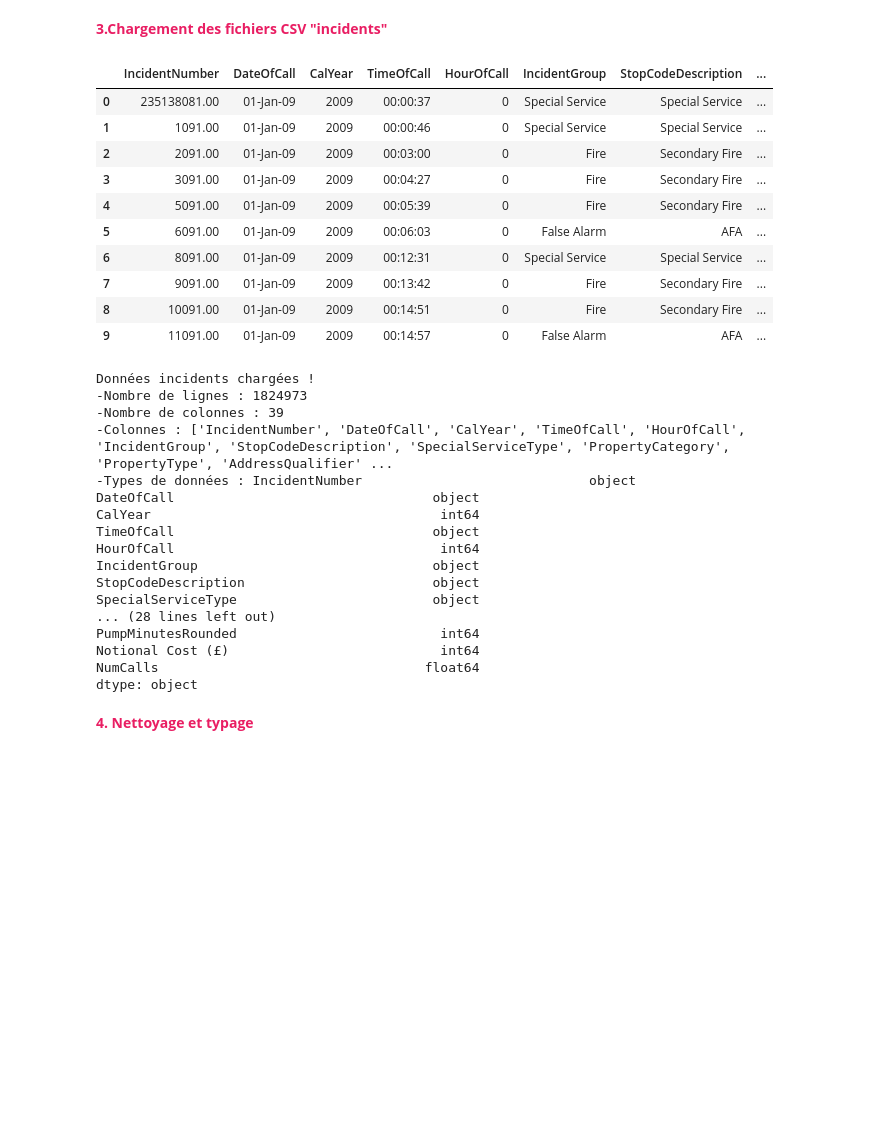
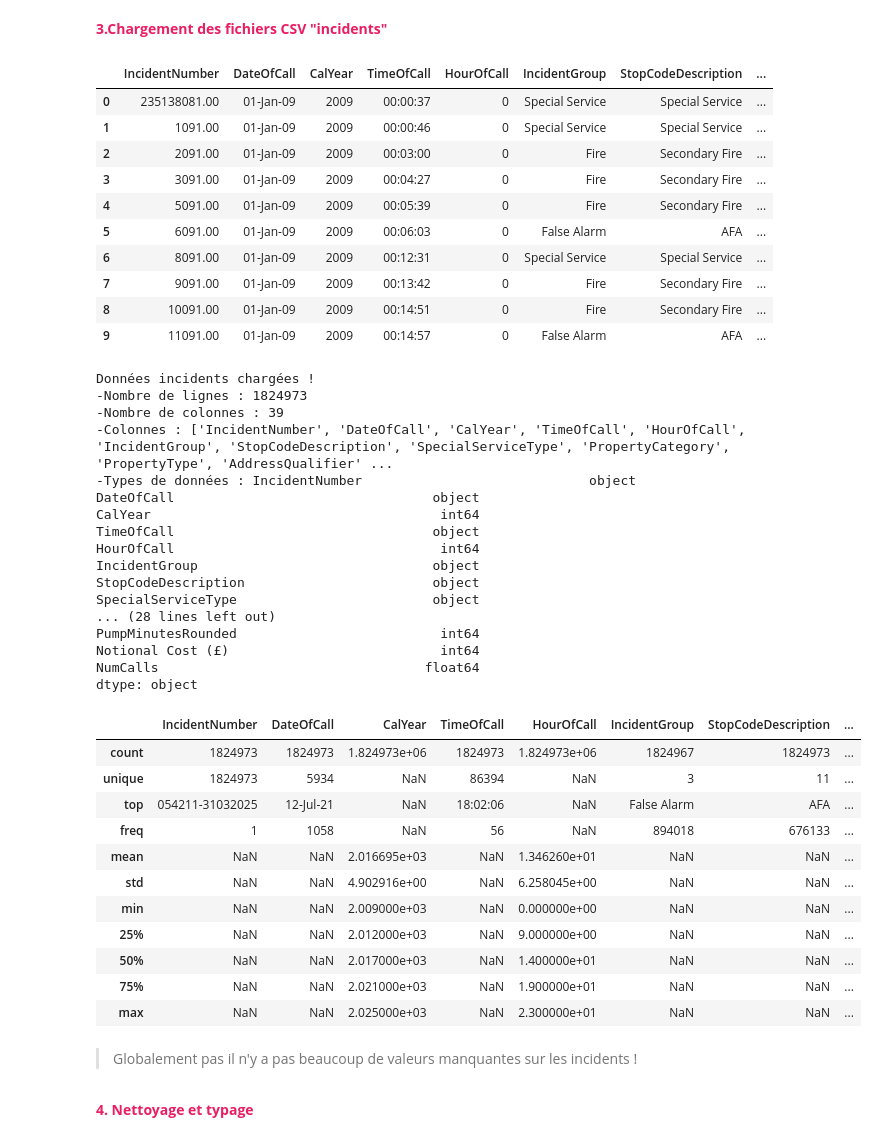
Before and after one commit to Massilia23/london-fire-response, a Jupyter notebook: notebooks/Ingestion/chargement_incidents.ipynb, the cells around one changed output. Saved outputs shown, nothing was run; the diff lists cells and outputs as text; code cells hidden in the pictures; blank space fills up the shorter version.

```diff
--- a/notebooks/Ingestion/chargement_incidents.ipynb
+++ b/notebooks/Ingestion/chargement_incidents.ipynb
@@ -54,51 +54,68 @@ Fichiers dans c:\Users\9609241C\london-fire-response\data\raw\incidents :
 # %%
 incident_files = glob.glob(os.path.join(incidents_path, "*.csv"))
 
-# On charge tous les fichiers et on les regroupe
+# On charge tous les fichiers et on les regroupe:
 df_all_incidents = pd.concat([pd.read_csv(f, dtype={'IncidentNumber': str}) for f in incident_files], ignore_index=True)
 
-# Définition initiale des types pour une lecture robuste
+# Définition initiale des types pour une lecture robuste:
 from IPython.display import display
-# Affichage interactif du DataFrame
+# Affichage interactif du DataFrame:
 display(df_all_incidents.head(10))
 
-# Aperçu rapide des données
+# Aperçu rapide des données:
 print("Données incidents chargées !")
 print("-Nombre de lignes :", len(df_all_incidents))
 print("-Nombre de colonnes :", len(df_all_incidents.columns))
 print("-Colonnes :", df_all_incidents.columns.tolist())
 print("-Types de données :", df_all_incidents.dtypes)
-# Affichage avec mise en forme
+print("les statistiques sont:")
+display(df_all_incidents.describe())
+
+# Affichage avec mise en forme:
 #df_all_incidents.head(20).style.set_table_attributes("style='display:inline'").set_caption("Aperçu des incidents")
 # %% [output]
 |  | IncidentNumber | DateOfCall | CalYear | TimeOfCall | HourOfCall | IncidentGroup | StopCodeDescription | ... |
 | 0 | 235138081.00 | 01-Jan-09 | 2009 | 00:00:37 | 0 | Special Service | Special Service | ... |
 | 1 | 1091.00 | 01-Jan-09 | 2009 | 00:00:46 | 0 | Special Service | Special Service | ... |
 | 2 | 2091.00 | 01-Jan-09 | 2009 | 00:03:00 | 0 | Fire | Secondary Fire | ... |
 | 3 | 3091.00 | 01-Jan-09 | 2009 | 00:04:27 | 0 | Fire | Secondary Fire | ... |
 | 4 | 5091.00 | 01-Jan-09 | 2009 | 00:05:39 | 0 | Fire | Secondary Fire | ... |
 | 5 | 6091.00 | 01-Jan-09 | 2009 | 00:06:03 | 0 | False Alarm | AFA | ... |
 | 6 | 8091.00 | 01-Jan-09 | 2009 | 00:12:31 | 0 | Special Service | Special Service | ... |
 | 7 | 9091.00 | 01-Jan-09 | 2009 | 00:13:42 | 0 | Fire | Secondary Fire | ... |
 | 8 | 10091.00 | 01-Jan-09 | 2009 | 00:14:51 | 0 | Fire | Secondary Fire | ... |
 | 9 | 11091.00 | 01-Jan-09 | 2009 | 00:14:57 | 0 | False Alarm | AFA | ... |
 Données incidents chargées !
 -Nombre de lignes : 1824973
 -Nombre de colonnes : 39
 -Colonnes : ['IncidentNumber', 'DateOfCall', 'CalYear', 'TimeOfCall', 'HourOfCall', 'IncidentGroup', 'StopCodeDescription', 'SpecialServiceType', 'PropertyCategory', 'PropertyType', 'AddressQualifier' ...
 -Types de données : IncidentNumber                             object
 DateOfCall                                 object
 CalYear                                     int64
 TimeOfCall                                 object
 HourOfCall                                  int64
 IncidentGroup                              object
 StopCodeDescription                        object
 SpecialServiceType                         object
 ... (28 lines left out)
 PumpMinutesRounded                          int64
 Notional Cost (£)                           int64
 NumCalls                                  float64
 dtype: object
+|  | IncidentNumber | DateOfCall | CalYear | TimeOfCall | HourOfCall | IncidentGroup | StopCodeDescription | ... |
+| count | 1824973 | 1824973 | 1.824973e+06 | 1824973 | 1.824973e+06 | 1824967 | 1824973 | ... |
+| unique | 1824973 | 5934 | NaN | 86394 | NaN | 3 | 11 | ... |
+| top | 054211-31032025 | 12-Jul-21 | NaN | 18:02:06 | NaN | False Alarm | AFA | ... |
+| freq | 1 | 1058 | NaN | 56 | NaN | 894018 | 676133 | ... |
+| mean | NaN | NaN | 2.016695e+03 | NaN | 1.346260e+01 | NaN | NaN | ... |
+| std | NaN | NaN | 4.902916e+00 | NaN | 6.258045e+00 | NaN | NaN | ... |
+| min | NaN | NaN | 2.009000e+03 | NaN | 0.000000e+00 | NaN | NaN | ... |
+| 25% | NaN | NaN | 2.012000e+03 | NaN | 9.000000e+00 | NaN | NaN | ... |
+| 50% | NaN | NaN | 2.017000e+03 | NaN | 1.400000e+01 | NaN | NaN | ... |
+| 75% | NaN | NaN | 2.021000e+03 | NaN | 1.900000e+01 | NaN | NaN | ... |
+| max | NaN | NaN | 2.025000e+03 | NaN | 2.300000e+01 | NaN | NaN | ... |
+# %% [markdown]
+> Globalement pas il n'y a pas beaucoup de valeurs manquantes sur les incidents !
 # %% [markdown]
 <span style="color:#e91e63; font-size:1em; font-weight:bold;">4. Nettoyage et typage </span>
 # %%
```
Also changed, not shown: parts of 4 cells of this notebook, 10 other files.
